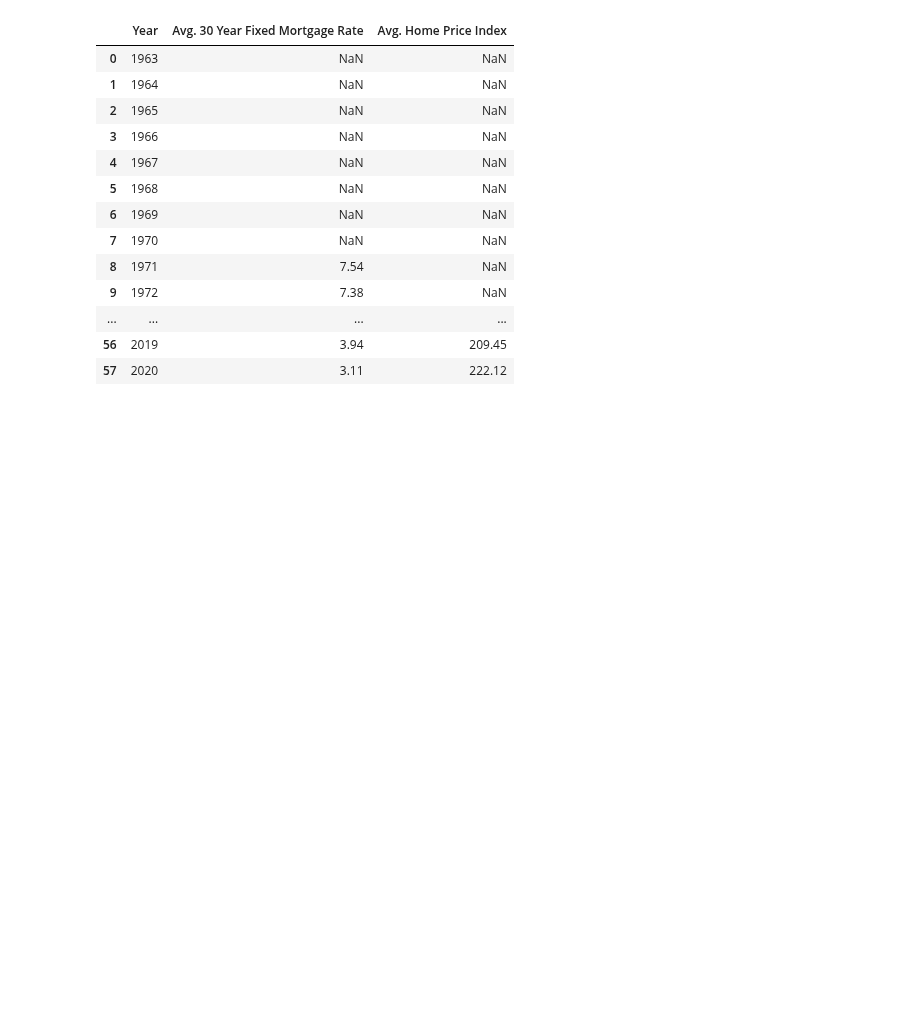
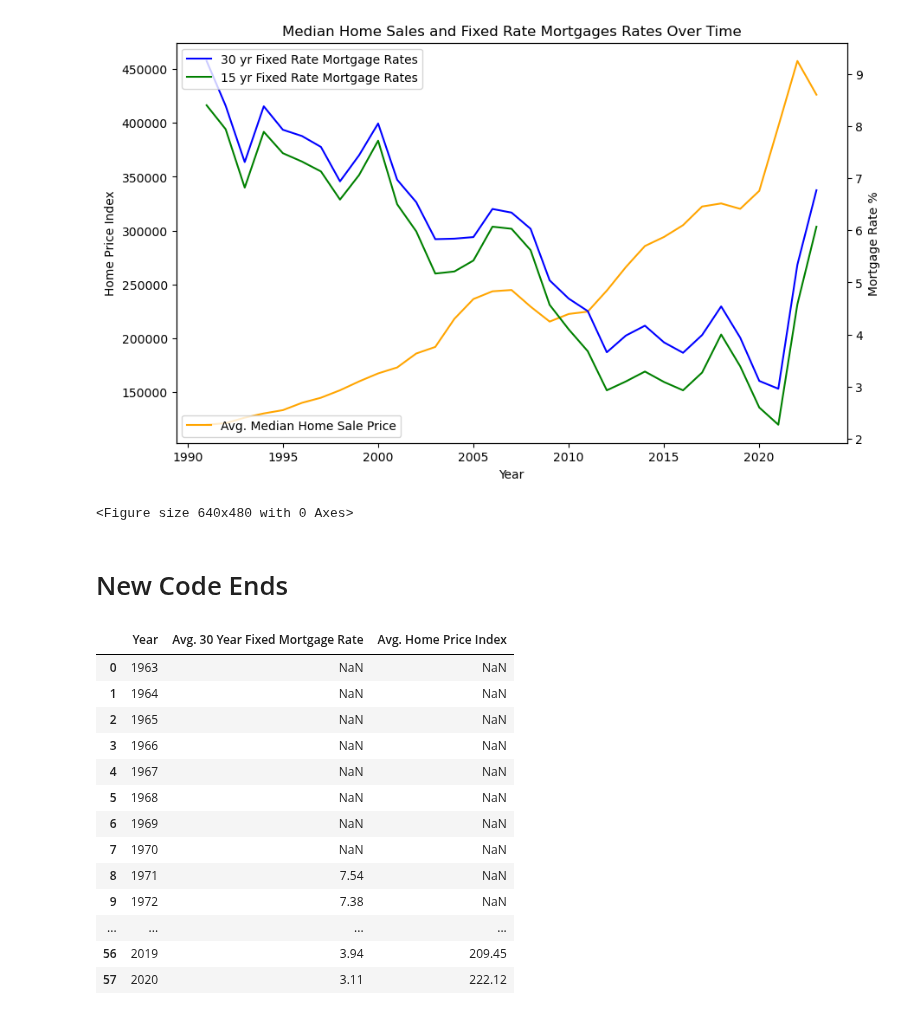
Before and after one commit to njlanger/Project1_Grp3, a Jupyter notebook: Neil/raw_fred_data_Neil.ipynb, the cells around one changed output. Drawn from its saved outputs; the diff is of its cells as text; code cells hidden in the pictures; blank space fills up the shorter version.

```diff
--- a/Neil/raw_fred_data_Neil.ipynb
+++ b/Neil/raw_fred_data_Neil.ipynb
@@ -545,0 +82,10 @@ work_file.head()
+# %%
+# Merging home_price_index_and_Mortgage Rates
+home_price_sales_and_Mortgage_Rates = work_file[[
+    'Year','Avg. 30 Year Fixed Mortgage Rate','Avg. 15 Year Fixed Mortgage Rate','Avg. Median Home Sale Price'
+]]
+
+# Dropping rows prior to 1990 - for all data to start at the same year
+home_price_sales_and_Mortgage_Rates=home_price_sales_and_Mortgage_Rates.loc[home_price_sales_and_Mortgage_Rates['Year']> 1990]
+
+home_price_sales_and_Mortgage_Rates
@@ -546,3 +110,35 @@ work_file.head()
+# %%
+# Ploting Average Home Sales against Mortgage rates
+
+fig, ax1 = plt.subplots(figsize=(10, 6))
+
+# Plot Avg Median Home Sales on the primary y-axis
+ax1.plot(home_price_sales_and_Mortgage_Rates['Year'], home_price_sales_and_Mortgage_Rates['Avg. Median Home Sale Price'], label='Avg. Median Home Sale Price', color='orange')
+ax1.set_xlabel('Year')
+ax1.set_ylabel('Home Price Index', color='black')
+ax1.tick_params('y', colors='black')
+
+# Create a secondary y-axis for fixed rate mortgage rates
+ax2 = ax1.twinx()
+ax2.plot(home_price_sales_and_Mortgage_Rates['Year'], home_price_sales_and_Mortgage_Rates['Avg. 30 Year Fixed Mortgage Rate'], label='30 yr Fixed Rate Mortgage Rates', color='blue')
+ax2.plot(home_price_sales_and_Mortgage_Rates['Year'], home_price_sales_and_Mortgage_Rates['Avg. 15 Year Fixed Mortgage Rate'], label='15 yr Fixed Rate Mortgage Rates', color='green')
+ax2.set_ylabel('Mortgage Rate %', color='black')
+ax2.tick_params('y', colors='black')
+
+ax1.set_title('Median Home Sales and Fixed Rate Mortgages Rates Over Time')
+
+# Add a legend
+ax1.legend(loc='lower left')
+ax2.legend(loc='upper left')
+
+plt.show()
+
+plt.savefig('Median Home Sales and Mortgage Rates Over Time.png')
+# %% [output]
+[figure, added]
+<Figure size 640x480 with 0 Axes>
+# %% [markdown]
+# New Code Ends #
 # %%
 # Merging home_price_index_df with mortgage_30_df
 home_price_index_and_30yr = work_file[[
```
Also changed, not shown: parts of 67 cells of this notebook, 4 other files.
